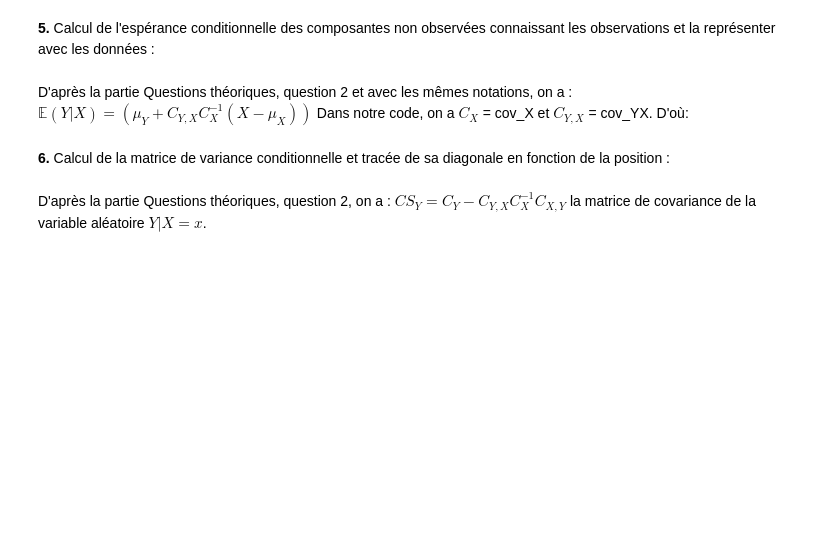
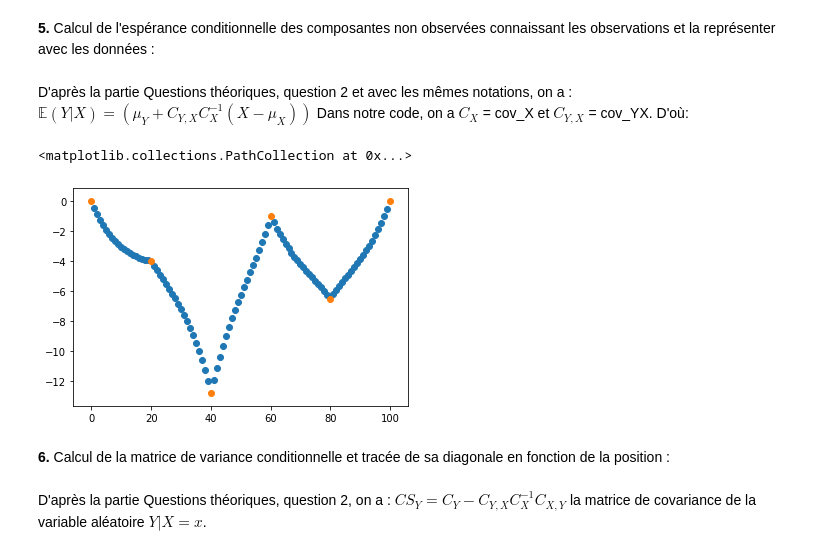
Before and after one commit to vincentlannelongue/projet_mathinfo_proba, a Jupyter notebook: projet_proba.ipynb, the cells around one changed output. Cells and saved outputs as stored; diff of their text form; code cells hidden in the pictures; blank space fills up the shorter version.

```diff
--- a/projet_proba.ipynb
+++ b/projet_proba.ipynb
@@ -149,10 +149,16 @@ Dans notre code, on a $C_X$ = cov_X et $C_{Y,X}$ = cov_YX. D'où:
 # %%
 mu_x = np.array([mu for i in observation_indexes])
 mu_y = np.array([mu for i in unknown_indexes])
 def Eyx(X):
     return mu_y + (cov_YX.dot(np.linalg.inv(cov_X))).dot(X - mu_x)
 
 E_YX = Eyx(depth)
+
+plt.scatter(unknown_indexes, E_YX)
+plt.scatter(observation_indexes, depth)
+# %% [output]
+<matplotlib.collections.PathCollection at 0x...>
+[figure, added]
 # %% [markdown]
 **6.** Calcul de la matrice de variance conditionnelle et tracée de sa diagonale en fonction de la position :
 # %% [markdown]
```
Also changed, not shown: parts of 1 cell of this notebook.
